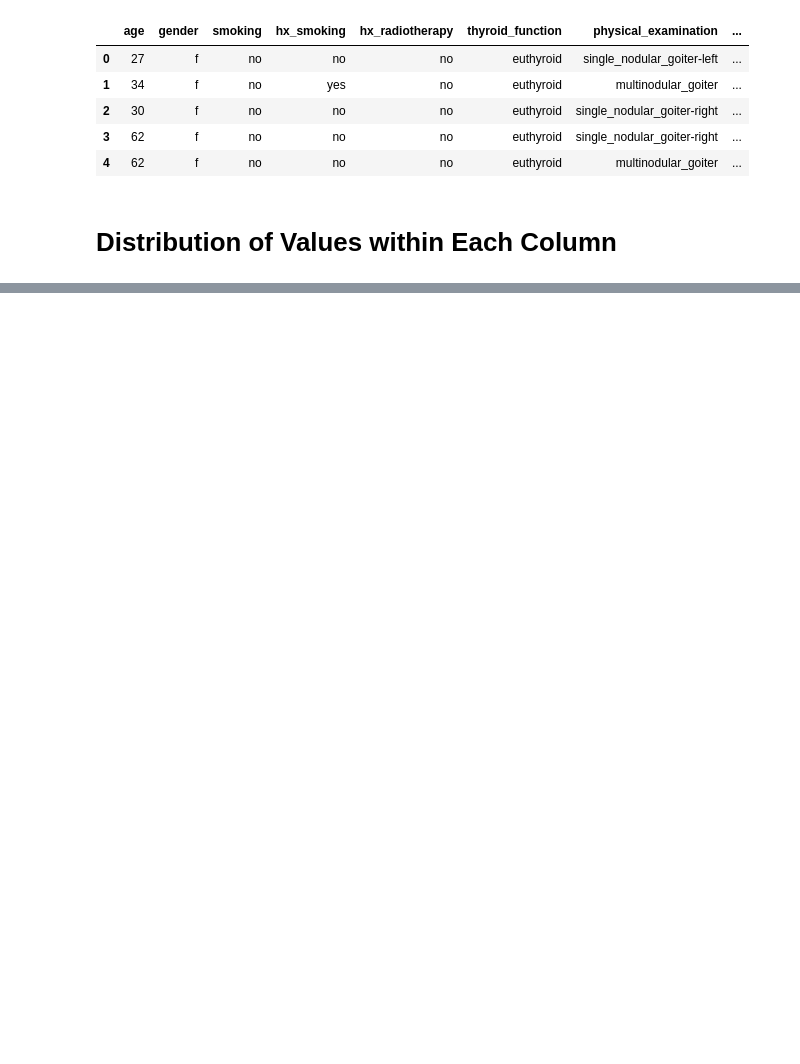
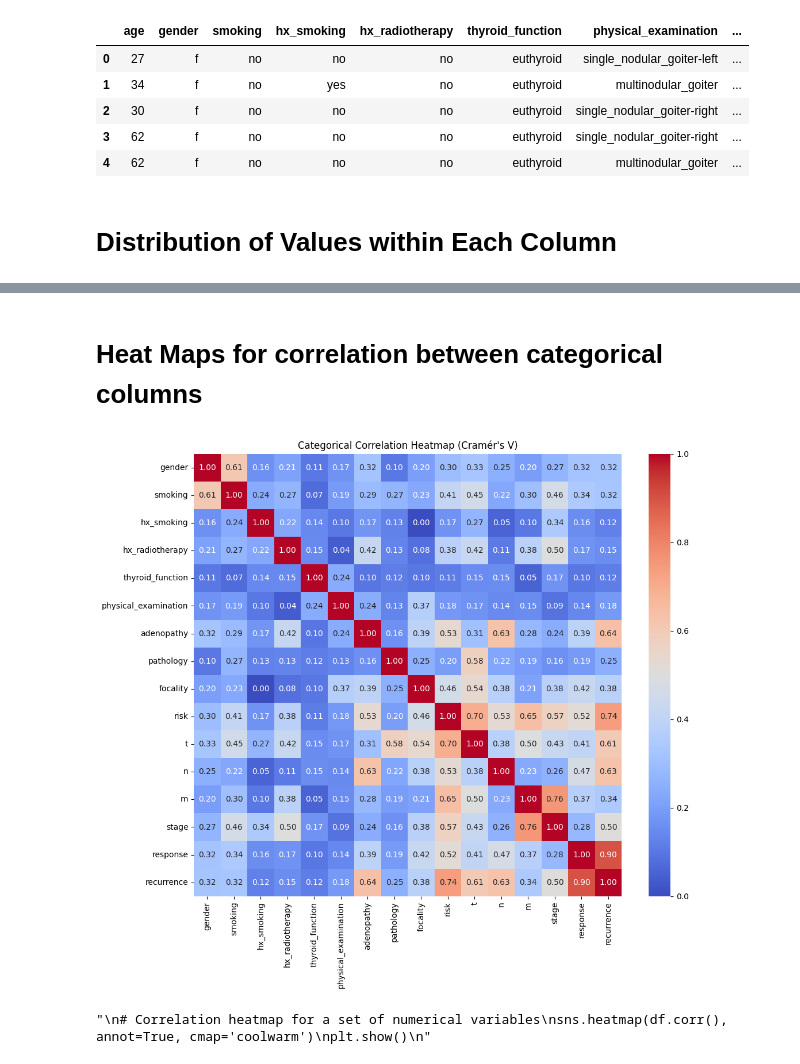
Before and after one commit to madmaxtoastflytiger/CaptStone2-Thyroid-Disease, a Jupyter notebook: 3_ThyroidDisease_EDA.ipynb, the cells around one changed output, grey strips where cells are left out. Cells and saved outputs as stored; diff of their text form; code cells hidden in the pictures; blank space fills up the shorter version.

```diff
--- a/3_ThyroidDisease_EDA.ipynb
+++ b/3_ThyroidDisease_EDA.ipynb
@@ -278,0 +239,16 @@ plt.show()
+# %% [markdown]
+# Heat Maps for correlation between categorical columns
+# %%
+# Test the fixed function with the provided dataset
+MyCustDataSciLib.categorical_correlation_heatmap_v3(df, columns='all')
+# %% [output]
+[figure, added]
+# %%
+# this correlation heat map is for numeric columns only
+'''
+# Correlation heatmap for a set of numerical variables
+sns.heatmap(df.corr(), annot=True, cmap='coolwarm')
+plt.show()
+'''
+# %% [output]
+"\n# Correlation heatmap for a set of numerical variables\nsns.heatmap(df.corr(), annot=True, cmap='coolwarm')\nplt.show()\n"
```
Also changed, not shown: parts of 31 cells of this notebook, 1 other file.
